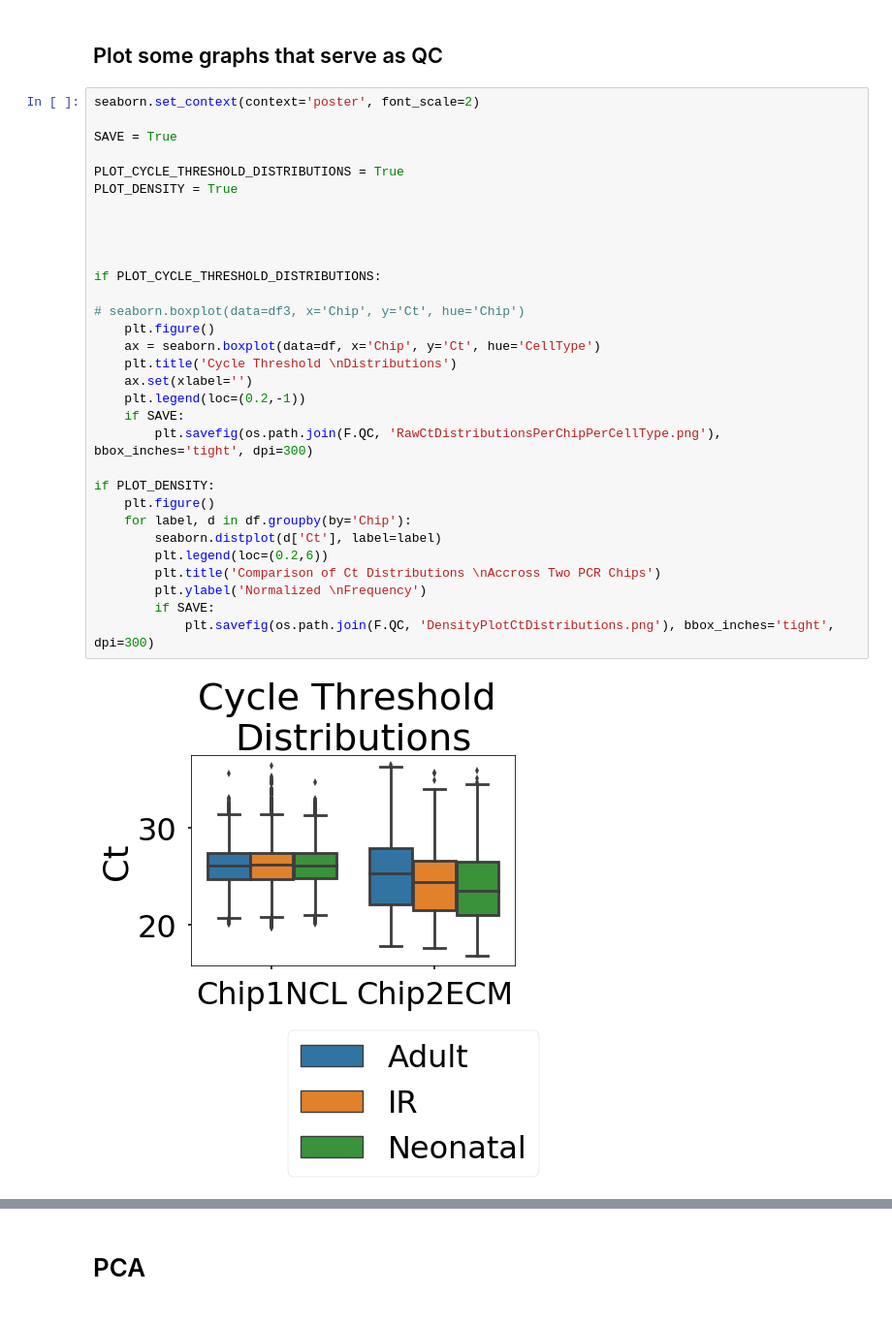
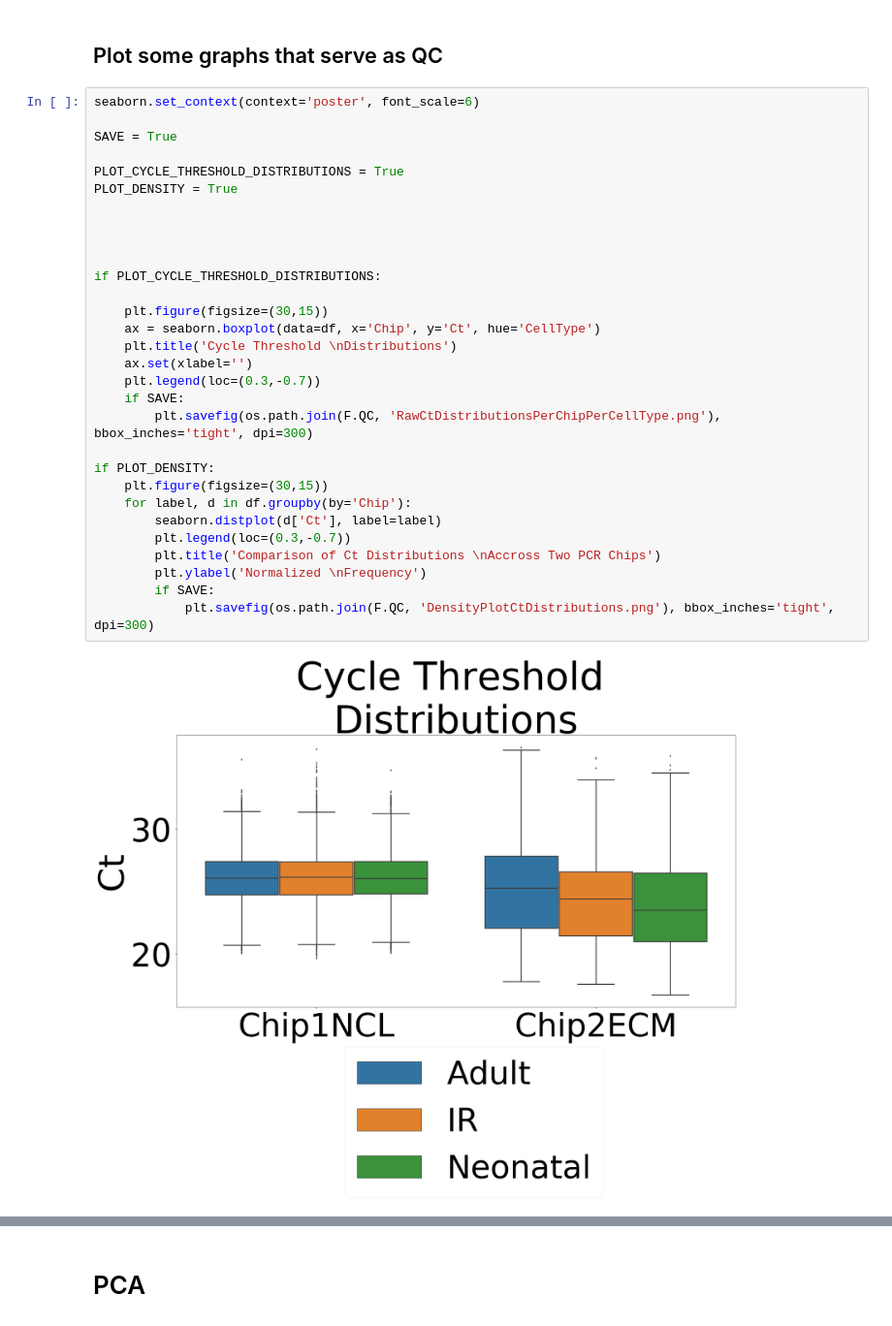
Before and after one commit to CiaranWelsh/Miscellaneous, a Jupyter notebook: WaferGenAnalysis/QConWaferGenPCRSmartChip.ipynb, the cells around one changed output, grey strips where cells are left out. Shown: that part at 97% size. Drawn from its saved outputs; the diff is of its cells as text.

Commit message:
fixed plot sizes

```diff
--- a/WaferGenAnalysis/QConWaferGenPCRSmartChip.ipynb
+++ b/WaferGenAnalysis/QConWaferGenPCRSmartChip.ipynb
@@ -117,35 +117,34 @@ Chip1NCL Adult 0    ABL1  Tgfb_48_4  23.98787
 
 ## Plot some graphs that serve as QC
 # %%
-seaborn.set_context(context='poster', font_scale=2)
+seaborn.set_context(context='poster', font_scale=6)
 
 SAVE = True
 
 PLOT_CYCLE_THRESHOLD_DISTRIBUTIONS = True
 PLOT_DENSITY = True
 
 
 
 
 if PLOT_CYCLE_THRESHOLD_DISTRIBUTIONS:
 
-# seaborn.boxplot(data=df3, x='Chip', y='Ct', hue='Chip')
-    plt.figure()
+    plt.figure(figsize=(30,15))
     ax = seaborn.boxplot(data=df, x='Chip', y='Ct', hue='CellType')
     plt.title('Cycle Threshold \nDistributions')
     ax.set(xlabel='')
-    plt.legend(loc=(0.2,-1))
+    plt.legend(loc=(0.3,-0.7))
     if SAVE:
         plt.savefig(os.path.join(F.QC, 'RawCtDistributionsPerChipPerCellType.png'), bbox_inches='tight', dpi=300)
 
 if PLOT_DENSITY:
-    plt.figure()
+    plt.figure(figsize=(30,15))
     for label, d in df.groupby(by='Chip'):
         seaborn.distplot(d['Ct'], label=label)
-        plt.legend(loc=(0.2,6))
+        plt.legend(loc=(0.3,-0.7))
         plt.title('Comparison of Ct Distributions \nAccross Two PCR Chips')
         plt.ylabel('Normalized \nFrequency')
         if SAVE:
             plt.savefig(os.path.join(F.QC, 'DensityPlotCtDistributions.png'), bbox_inches='tight', dpi=300)
 # %% [output]
-[figure, old version]
+[figure, new version]
```
Also changed, not shown: parts of 1 cell of this notebook, 2 other files.
